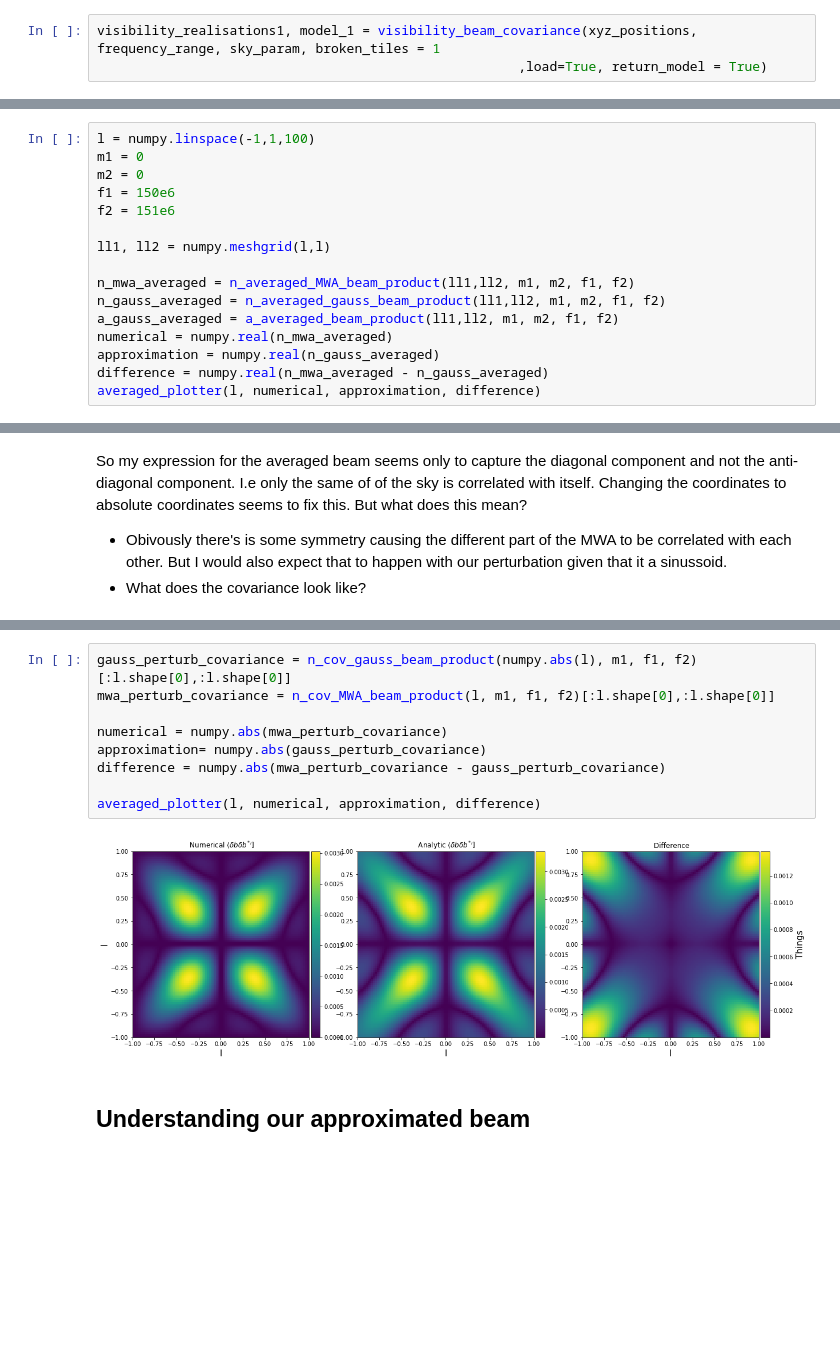
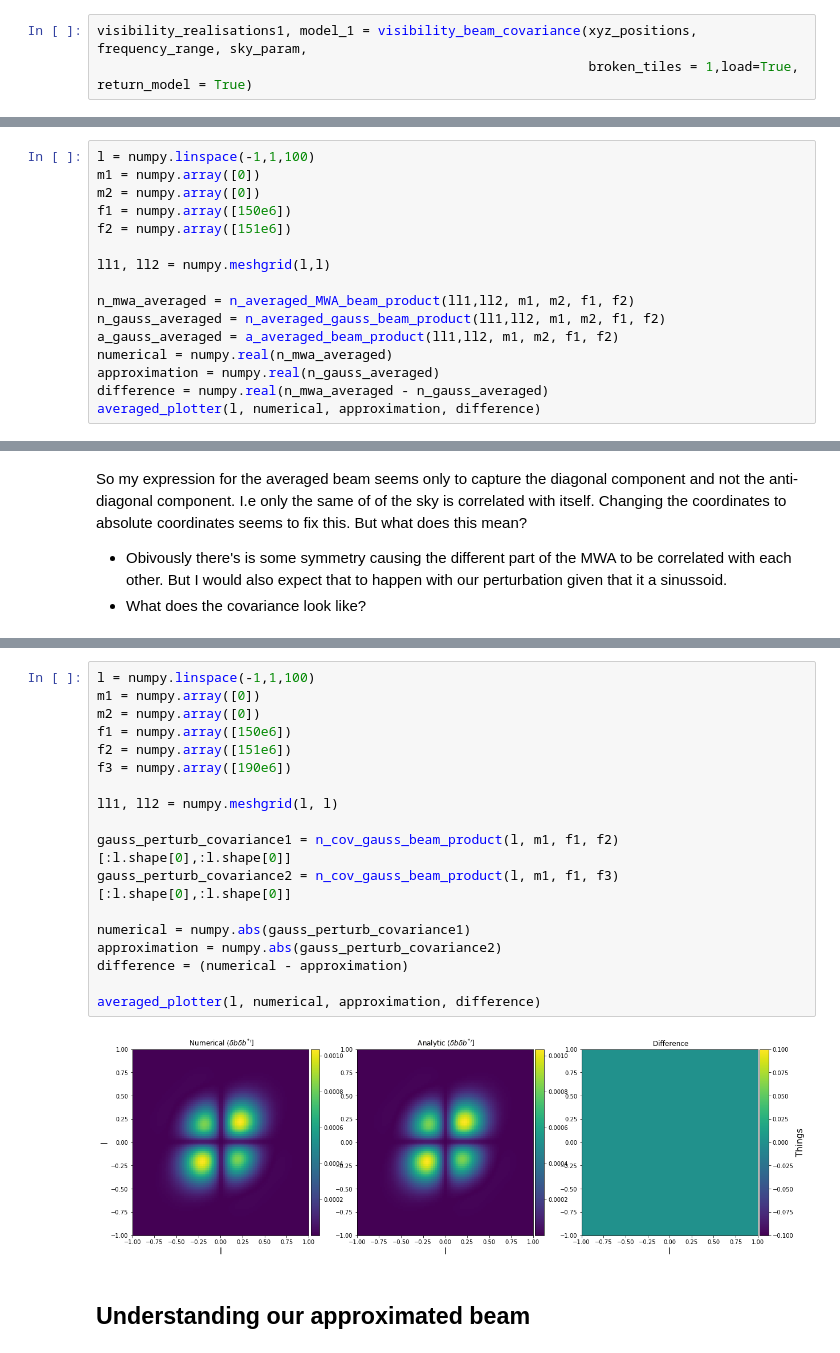
Before and after one commit to ronniyjoseph/Beam-Perturbations, a Jupyter notebook: Beam Covariance Re-do.ipynb, the cells around one changed output, grey strips where cells are left out. Cells and saved outputs as stored; diff of their text form; blank space fills up the shorter version.

```diff
--- a/Beam Covariance Re-do.ipynb
+++ b/Beam Covariance Re-do.ipynb
@@ -388,8 +391,8 @@ xyz_positions[1,2] = dy
 
 ff1, ff2 = numpy.meshgrid(frequency_range, frequency_range)
 # %%
-visibility_realisations1, model_1 = visibility_beam_covariance(xyz_positions, frequency_range, sky_param, broken_tiles = 1
-                                                      ,load=True, return_model = True)
+visibility_realisations1, model_1 = visibility_beam_covariance(xyz_positions, frequency_range, sky_param,
+                                                               broken_tiles = 1,load=True, return_model = True)
 # %% [output]
 Converting xyz to uvw-coordinates
 
@@ -702,9 +717,9 @@ averaged_plotter(l, numerical, approximation, difference)
 # %%
 l = numpy.linspace(-1,1,100)
-m1 = 0
-m2 = 0
-f1 = 150e6
-f2 = 151e6
+m1 = numpy.array([0])
+m2 = numpy.array([0])
+f1 = numpy.array([150e6])
+f2 = numpy.array([151e6])
 
 ll1, ll2 = numpy.meshgrid(l,l)
 
@@ -796,14 +872,23 @@ averaged_plotter(l, numerical, approximation, difference)
 # %%
-gauss_perturb_covariance = n_cov_gauss_beam_product(numpy.abs(l), m1, f1, f2)[:l.shape[0],:l.shape[0]]
-mwa_perturb_covariance = n_cov_MWA_beam_product(l, m1, f1, f2)[:l.shape[0],:l.shape[0]]
+l = numpy.linspace(-1,1,100)
+m1 = numpy.array([0])
+m2 = numpy.array([0])
+f1 = numpy.array([150e6])
+f2 = numpy.array([151e6])
+f3 = numpy.array([190e6])
 
-numerical = numpy.abs(mwa_perturb_covariance)
-approximation= numpy.abs(gauss_perturb_covariance)
-difference = numpy.abs(mwa_perturb_covariance - gauss_perturb_covariance)
+ll1, ll2 = numpy.meshgrid(l, l)
+
+gauss_perturb_covariance1 = n_cov_gauss_beam_product(l, m1, f1, f2)[:l.shape[0],:l.shape[0]]
+gauss_perturb_covariance2 = n_cov_gauss_beam_product(l, m1, f1, f3)[:l.shape[0],:l.shape[0]]
+
+numerical = numpy.abs(gauss_perturb_covariance1)
+approximation = numpy.abs(gauss_perturb_covariance2)
+difference = (numerical - approximation)
 
 averaged_plotter(l, numerical, approximation, difference)
 # %% [output]
-[figure, old version]
+[figure, new version]
 # %% [markdown]
 ## Understanding our approximated beam
 # %% [markdown]
```
Also changed, not shown: parts of 18 cells of this notebook.
